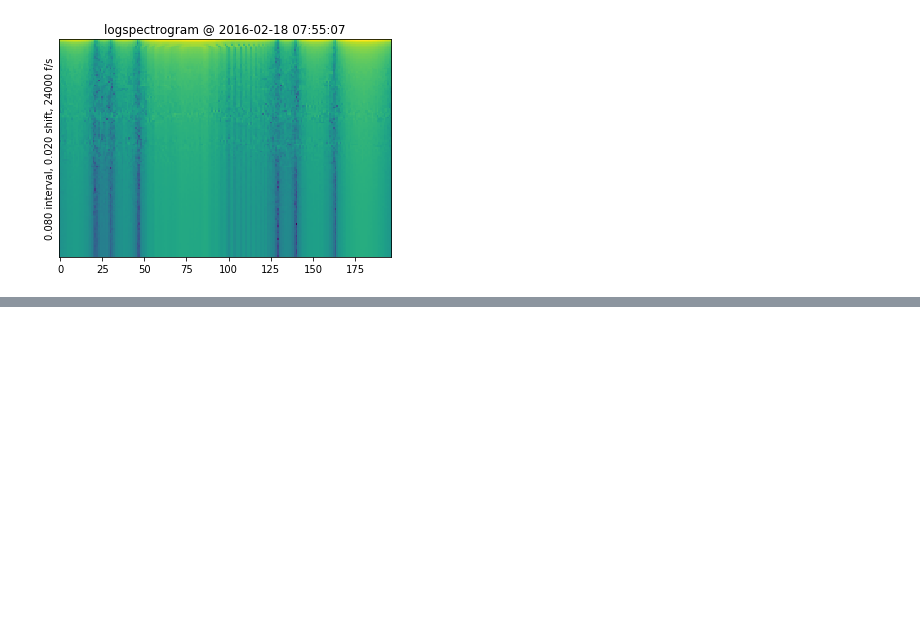
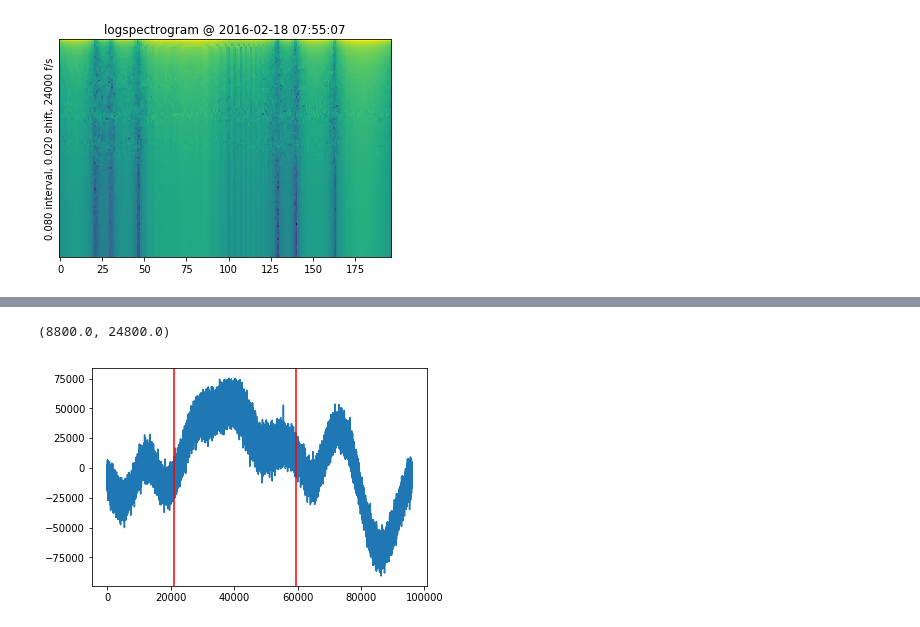
Before and after one commit to probinso/Whales, a Jupyter notebook: code/without_cenering.ipynb, the cells around one changed output, grey strips where cells are left out. Saved outputs shown, nothing was run; the diff lists cells and outputs as text; code cells hidden in the pictures; blank space fills up the shorter version.

```diff
--- a/code/without_cenering.ipynb
+++ b/code/without_cenering.ipynb
@@ -52,0 +66,10 @@ centered.Listen()
+# %%
+fig = plt.figure()
+_ = plt.plot(snip._data)
+plt.axvline(21120, color='red')
+plt.axvline(59520, color='red')
+centered.Listen()
+(21120 / snip._fs) * centered._fs, (59520 / snip._fs) * centered._fs
+# %% [output]
+(8800.0, 24800.0)
+[figure, added]
```
Also changed, not shown: parts of 5 cells of this notebook, 11 other files.
